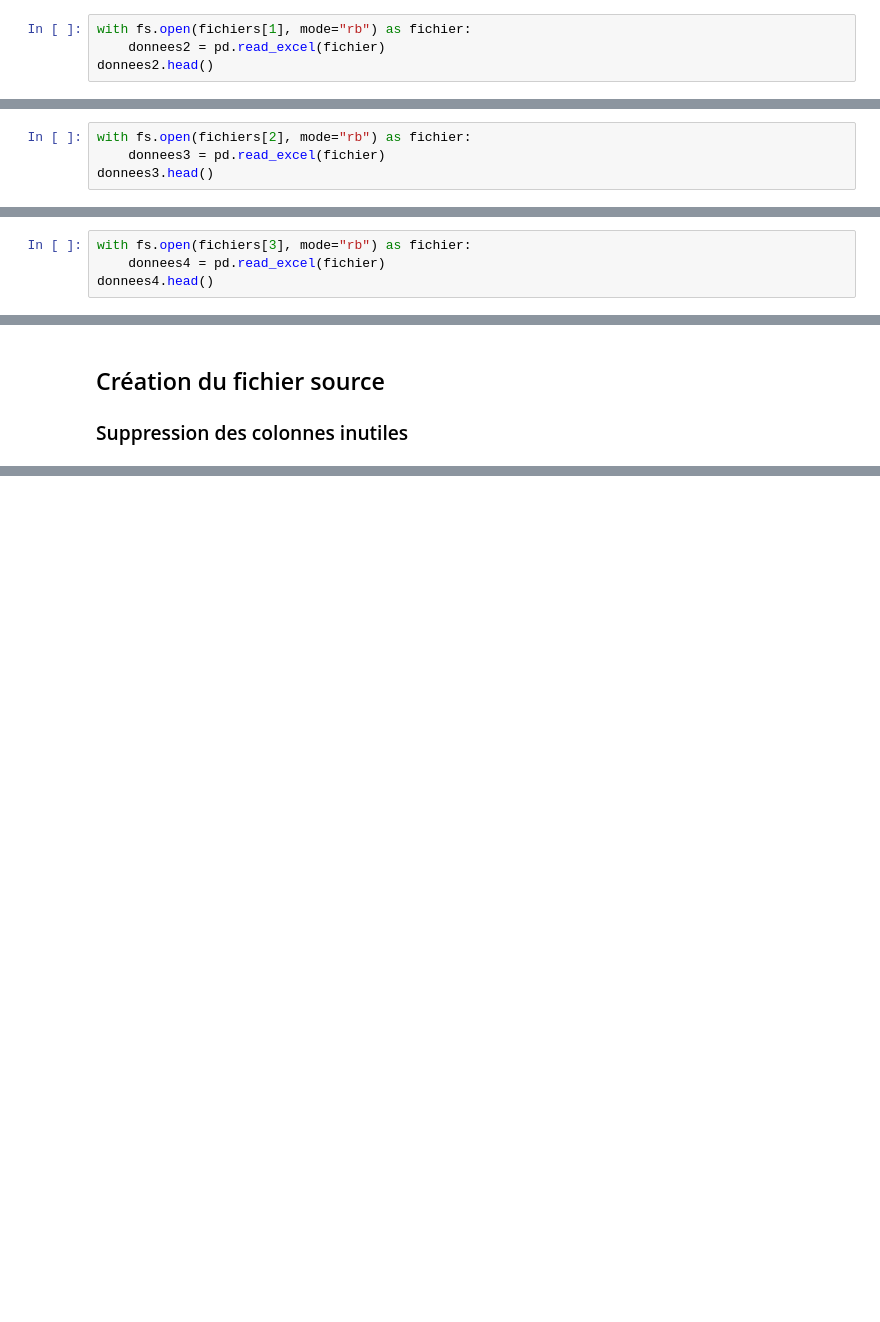
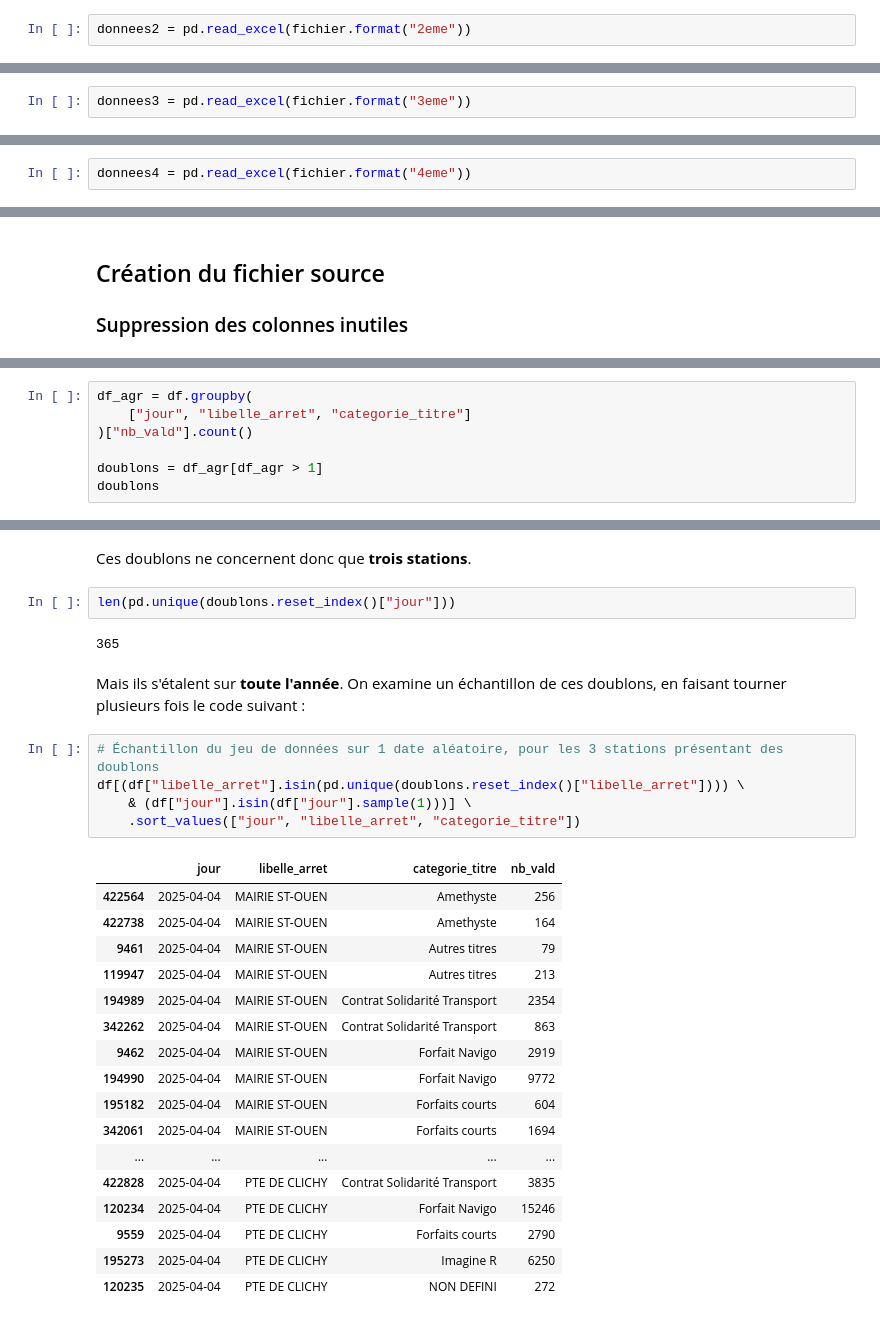
Before and after one commit to jj-cnam/stations_metro_frequentation_jj, a Jupyter notebook: notebooks/exploration.ipynb, the cells around one changed output, grey strips where cells are left out. Cells and saved outputs as stored; diff of their text form; blank space fills up the shorter version.

```diff
--- a/notebooks/exploration.ipynb
+++ b/notebooks/exploration.ipynb
@@ -82,4 +77,2 @@ Les autres colonnes seront utilisables telles quelles : soit on les utilisera co
 # %%
-with fs.open(fichiers[1], mode="rb") as fichier:
-    donnees2 = pd.read_excel(fichier)
-donnees2.head()
+donnees2 = pd.read_excel(fichier.format("2eme"))
@@ -134,6 +120,4 @@ memory usage: 28.9+ MB
 # %% [markdown]
 ## Troisième fichier
 # %%
-with fs.open(fichiers[2], mode="rb") as fichier:
-    donnees3 = pd.read_excel(fichier)
-donnees3.head()
+donnees3 = pd.read_excel(fichier.format("3eme"))
@@ -188,6 +165,4 @@ memory usage: 28.6+ MB
 # %% [markdown]
 ## Quatrième fichier
 # %%
-with fs.open(fichiers[3], mode="rb") as fichier:
-    donnees4 = pd.read_excel(fichier)
-donnees4.head()
+donnees4 = pd.read_excel(fichier.format("4eme"))
@@ -394,0 +421,7 @@ df
+# %%
+df_agr = df.groupby(
+    ["jour", "libelle_arret", "categorie_titre"]
+)["nb_vald"].count()
+
+doublons = df_agr[df_agr > 1]
+doublons
@@ -394,0 +463,32 @@ df
+# %% [markdown]
+Ces doublons ne concernent donc que **trois stations**.
+# %%
+len(pd.unique(doublons.reset_index()["jour"]))
+# %% [output]
+365
+# %% [markdown]
+Mais ils s'étalent sur **toute l'année**.
+On examine un échantillon de ces doublons, en faisant tourner plusieurs fois le code suivant :
+# %%
+# Échantillon du jeu de données sur 1 date aléatoire, pour les 3 stations présentant des doublons
+df[(df["libelle_arret"].isin(pd.unique(doublons.reset_index()["libelle_arret"]))) \
+    & (df["jour"].isin(df["jour"].sample(1)))] \
+    .sort_values(["jour", "libelle_arret", "categorie_titre"])
+# %% [output]
+|  | jour | libelle_arret | categorie_titre | nb_vald |
+| 422564 | 2025-04-04 | MAIRIE ST-OUEN | Amethyste | 256 |
+| 422738 | 2025-04-04 | MAIRIE ST-OUEN | Amethyste | 164 |
+| 9461 | 2025-04-04 | MAIRIE ST-OUEN | Autres titres | 79 |
+| 119947 | 2025-04-04 | MAIRIE ST-OUEN | Autres titres | 213 |
+| 194989 | 2025-04-04 | MAIRIE ST-OUEN | Contrat Solidarité Transport | 2354 |
+| 342262 | 2025-04-04 | MAIRIE ST-OUEN | Contrat Solidarité Transport | 863 |
+| 9462 | 2025-04-04 | MAIRIE ST-OUEN | Forfait Navigo | 2919 |
+| 194990 | 2025-04-04 | MAIRIE ST-OUEN | Forfait Navigo | 9772 |
+| 195182 | 2025-04-04 | MAIRIE ST-OUEN | Forfaits courts | 604 |
+| 342061 | 2025-04-04 | MAIRIE ST-OUEN | Forfaits courts | 1694 |
+| ... | ... | ... | ... | ... |
+| 422828 | 2025-04-04 | PTE DE CLICHY | Contrat Solidarité Transport | 3835 |
+| 120234 | 2025-04-04 | PTE DE CLICHY | Forfait Navigo | 15246 |
+| 9559 | 2025-04-04 | PTE DE CLICHY | Forfaits courts | 2790 |
+| 195273 | 2025-04-04 | PTE DE CLICHY | Imagine R | 6250 |
+| 120235 | 2025-04-04 | PTE DE CLICHY | NON DEFINI | 272 |
```
Also changed, not shown: parts of 44 cells of this notebook, 9 other files.
